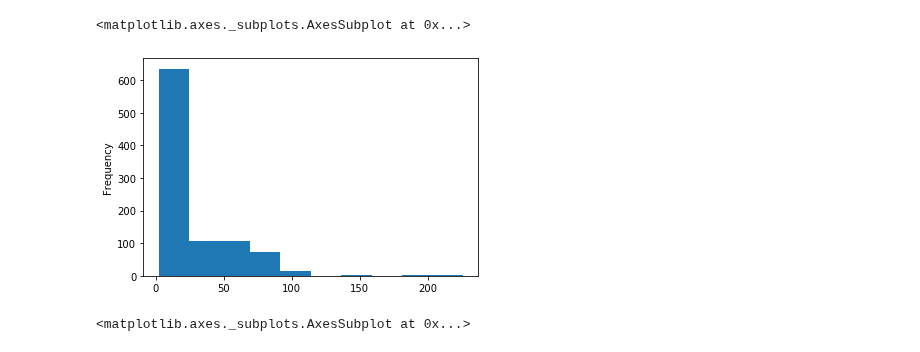
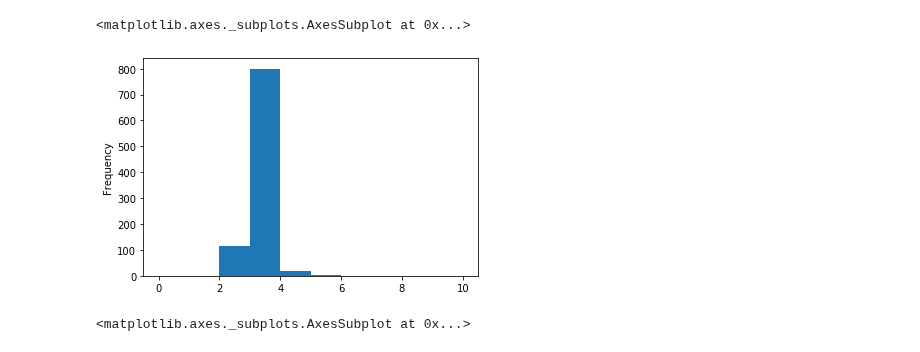
Before and after one commit to Hennmeister/FreeGold, a Jupyter notebook: Data visualization.ipynb, the cells around one changed output. Drawn from its saved outputs; the diff is of its cells as text; code cells hidden in the pictures.

```diff
--- a/Data visualization.ipynb
+++ b/Data visualization.ipynb
@@ -23 +20,3 @@ tdata["c"] = rdata.groupby("Timestamp").count()["Title"]
+# %%
+tdata = rdata.groupby("Timestamp")["upvote"].quantile(.75)
 # %%
@@ -40,8 +26,8 @@ tdata
 # %%
-tdata.sort_values("upvote")["upvote"].plot.hist()
+tdata.plot.hist(range=(0, 10))
 # %% [output]
 <matplotlib.axes._subplots.AxesSubplot at 0x...>
-[figure, old version]
+[figure, new version]
 # %%
 data["upvote"].plot.hist(log=True)
 # %% [output]
```
Also changed, not shown: parts of 3 cells of this notebook, 1 other file.
